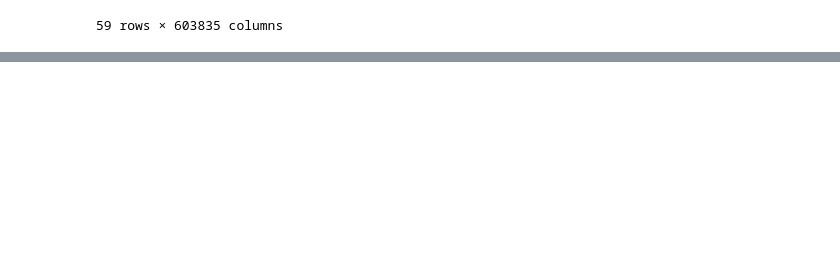
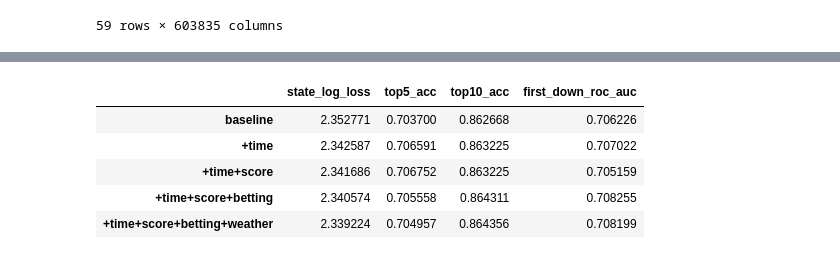
Before and after one commit to aryarksub/NFL_Markov, a Jupyter notebook: MLP_AnalysisRun.ipynb, the cells around one changed output, grey strips where cells are left out. Cells and saved outputs as stored; diff of their text form; code cells hidden in the pictures; blank space fills up the shorter version.

```diff
--- a/MLP_AnalysisRun.ipynb
+++ b/MLP_AnalysisRun.ipynb
@@ -260,0 +282,9 @@ summary
+# %%
+summary[['state_log_loss', 'top5_acc', 'top10_acc', 'first_down_roc_auc']]
+# %% [output]
+|  | state_log_loss | top5_acc | top10_acc | first_down_roc_auc |
+| baseline | 2.352771 | 0.703700 | 0.862668 | 0.706226 |
+| +time | 2.342587 | 0.706591 | 0.863225 | 0.707022 |
+| +time+score | 2.341686 | 0.706752 | 0.863225 | 0.705159 |
+| +time+score+betting | 2.340574 | 0.705558 | 0.864311 | 0.708255 |
+| +time+score+betting+weather | 2.339224 | 0.704957 | 0.864356 | 0.708199 |
```
Also changed, not shown: parts of 6 cells of this notebook.
